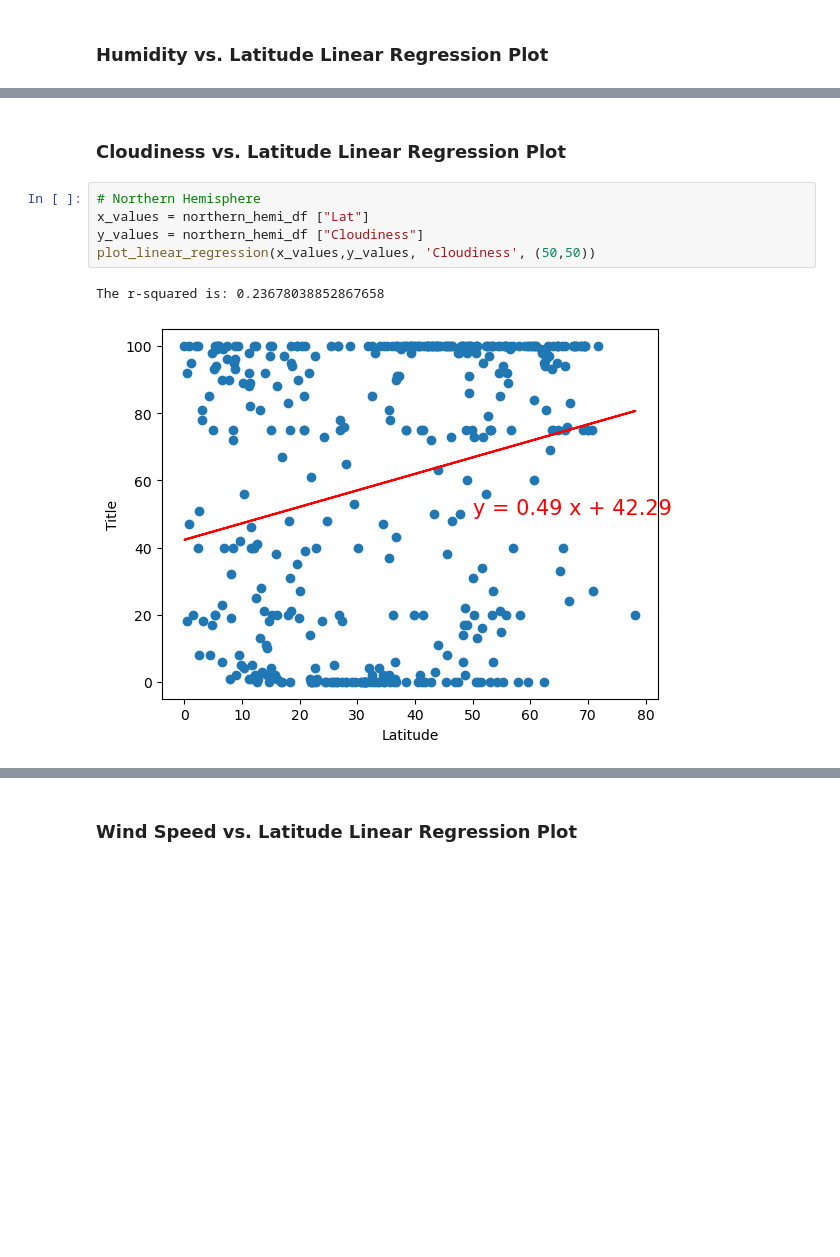
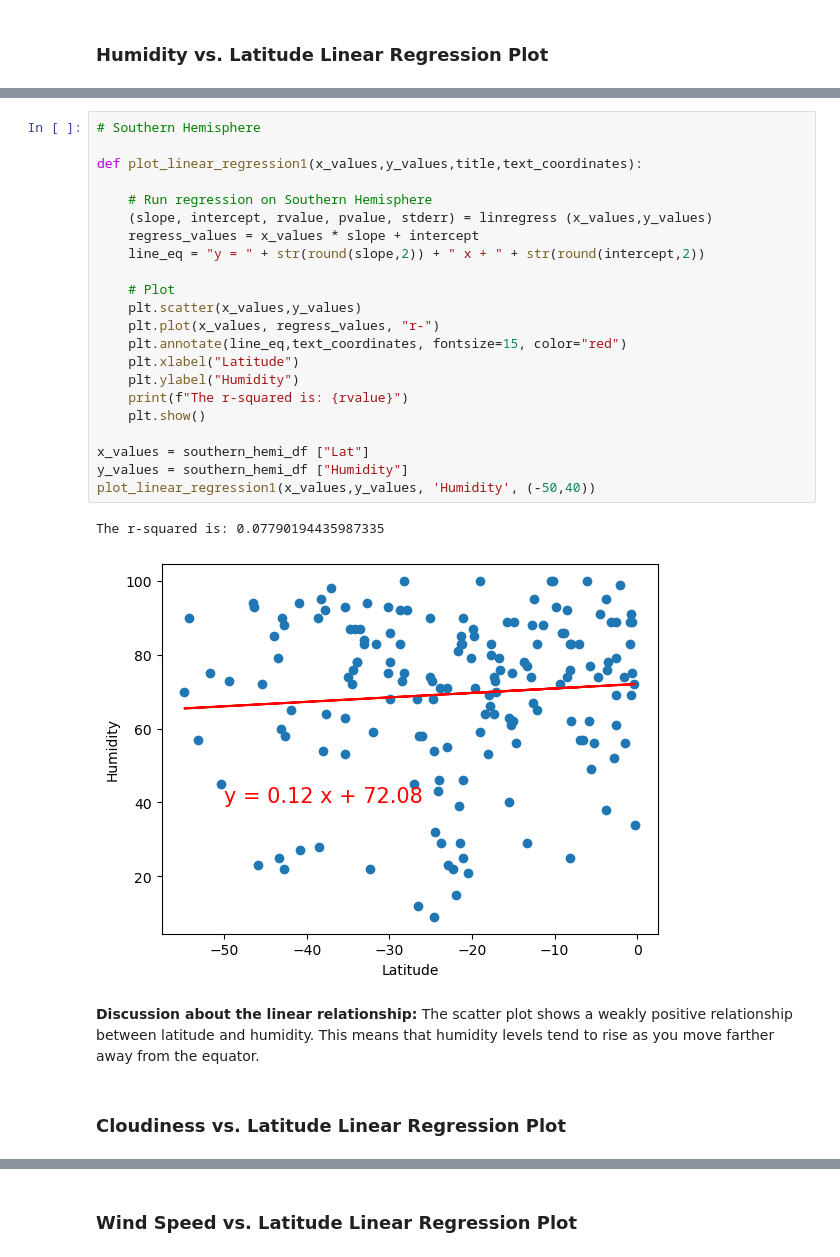
Before and after one commit to emely-zelaya/Challenge6_Python_API, a Jupyter notebook: WeatherPy/WeatherPy.ipynb, the cells around one changed output, grey strips where cells are left out. Saved outputs shown, nothing was run; the diff lists cells and outputs as text; blank space fills up the shorter version.

```diff
--- a/WeatherPy/WeatherPy.ipynb
+++ b/WeatherPy/WeatherPy.ipynb
@@ -372,10 +381,29 @@ The r-squared is: 0.07790194435987335
+# %%
+# Southern Hemisphere
+
+def plot_linear_regression1(x_values,y_values,title,text_coordinates):
+
+    # Run regression on Southern Hemisphere
+    (slope, intercept, rvalue, pvalue, stderr) = linregress (x_values,y_values)
+    regress_values = x_values * slope + intercept
+    line_eq = "y = " + str(round(slope,2)) + " x + " + str(round(intercept,2))
+
+    # Plot
+    plt.scatter(x_values,y_values)
+    plt.plot(x_values, regress_values, "r-")
+    plt.annotate(line_eq,text_coordinates, fontsize=15, color="red")
+    plt.xlabel("Latitude")
+    plt.ylabel("Humidity")
+    print(f"The r-squared is: {rvalue}")
+    plt.show()
+
+x_values = southern_hemi_df ["Lat"]
+y_values = southern_hemi_df ["Humidity"]
+plot_linear_regression1(x_values,y_values, 'Humidity', (-50,40))
+# %% [output]
+The r-squared is: 0.07790194435987335
+[figure, added]
+# %% [markdown]
+**Discussion about the linear relationship:** The scatter plot shows a weakly positive relationship between latitude and humidity. This means that humidity levels tend to rise as you move farther away from the equator.
 # %% [markdown]
 ### Cloudiness vs. Latitude Linear Regression Plot
-# %%
-# Northern Hemisphere
-x_values = northern_hemi_df ["Lat"]
-y_values = northern_hemi_df ["Cloudiness"]
-plot_linear_regression(x_values,y_values, 'Cloudiness', (50,50))
-# %% [output]
-The r-squared is: 0.23678038852867658
-[figure, removed]
```
Also changed, not shown: parts of 20 cells of this notebook.
